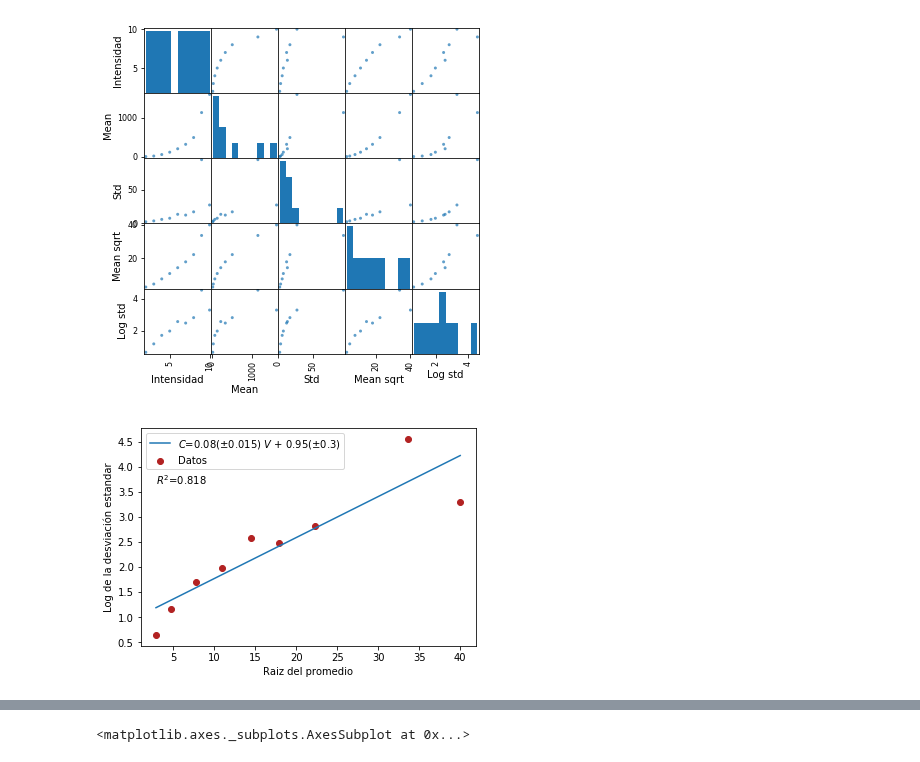
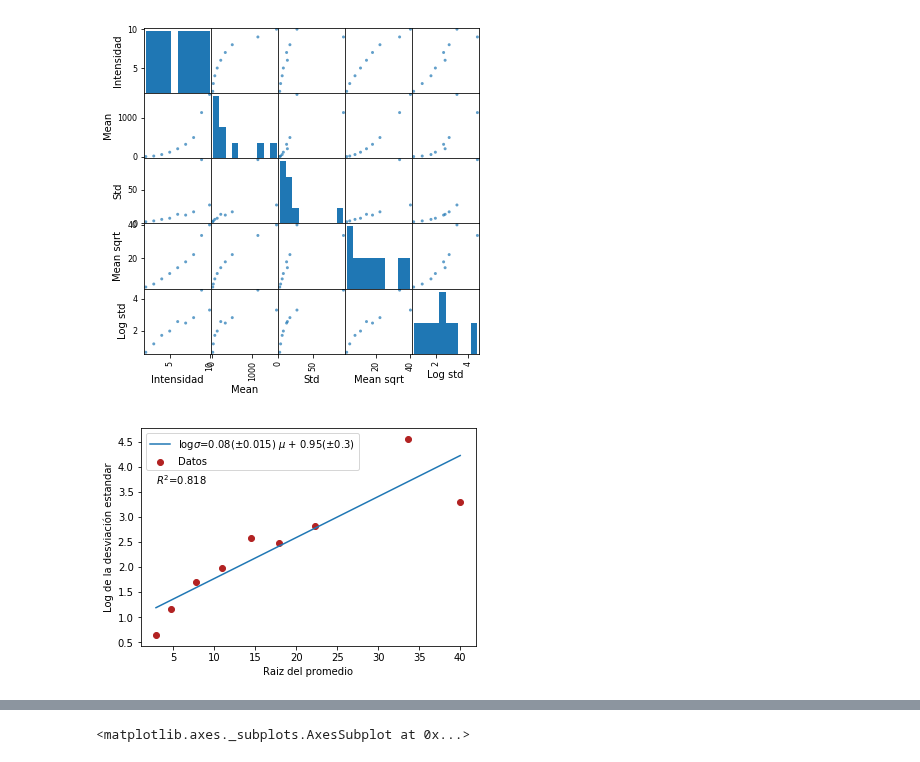
Before and after one commit to jamontanac/Laboratorio-Avanzado, a Jupyter notebook: Double_Slit/Analisis.ipynb, the cells around one changed output, grey strips where cells are left out. Saved outputs shown, nothing was run; the diff lists cells and outputs as text; code cells hidden in the pictures.

```diff
--- a/Double_Slit/Analisis.ipynb
+++ b/Double_Slit/Analisis.ipynb
@@ -144,17 +145,17 @@ R_2=np.abs(pcov[1,0]/np.sqrt(pcov[0,0]*pcov[1,1]))
 # %%
 plt.scatter(total["Mean sqrt"],total["Log std"],color="firebrick",label="Datos")
 #total.plot("Mean sqrt","Log std",ax=ax)
-plt.plot(x,model(x,popt[0],popt[1]),label=r"$C$={}($\pm${}) $V$ {} {}($\pm${})".format(round(popt[0],2),
+plt.plot(x,model(x,popt[0],popt[1]),label=r"$\log\sigma$={}($\pm${}) $\mu$ {} {}($\pm${})".format(round(popt[0],2),
                                                                                 round(perr[0],3),"+" if popt[1]>0 else "-",
                                                                                 round(np.abs(popt[1]),2),round(perr[1],1)))
 plt.text(min(x_obs), 0.8*max(y_obslog), r'$R^2$={}'.format(round(R_2,3)))
 plt.legend()
 plt.xlabel("Raiz del promedio")
 plt.ylabel("Log de la desviación estandar")
 plt.savefig("Figuras/sqrt_promedio_std.png")
 plt.show()
 # %% [output]
-[figure, old version]
+[figure, new version]
 # %%
 def p(n,avg):
     return 1.0/(avg+1)*(avg/(avg+1))**n
```
Also changed, not shown: parts of 12 cells of this notebook, 3 other files.
